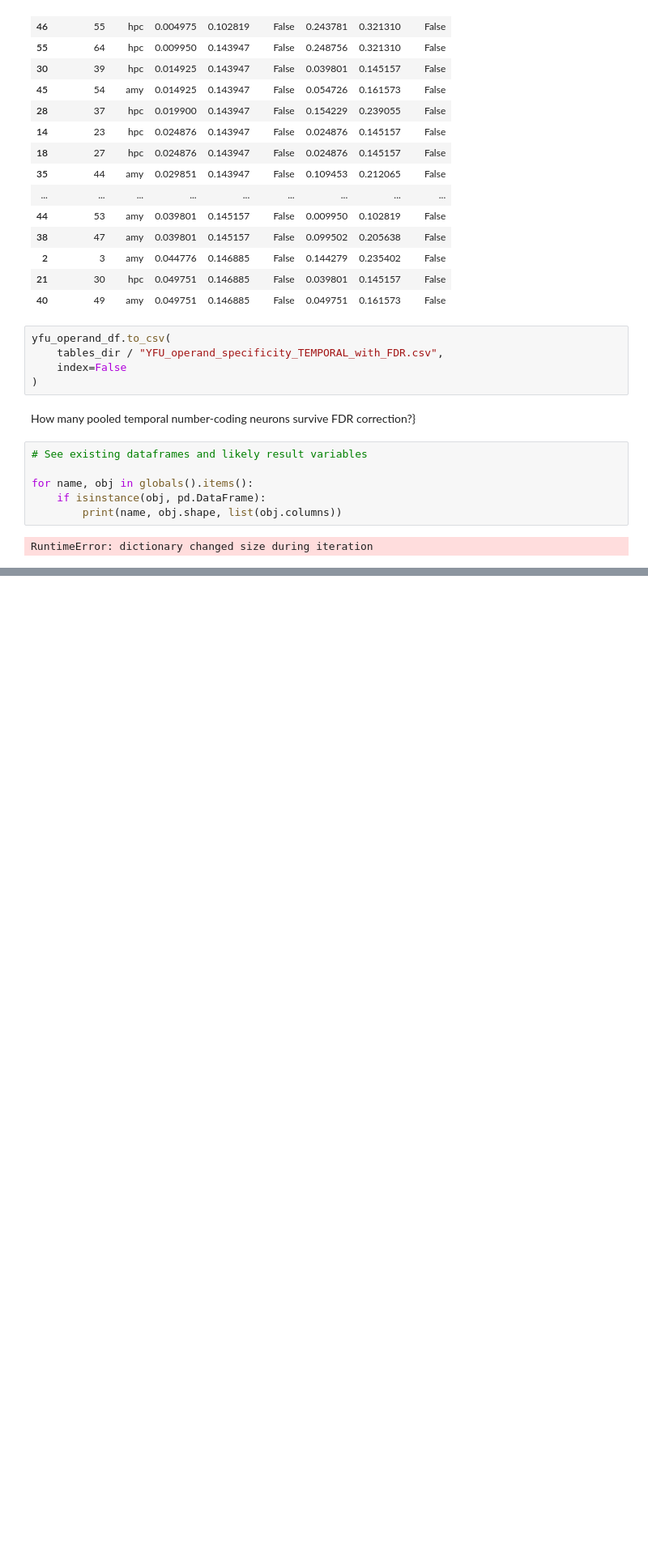
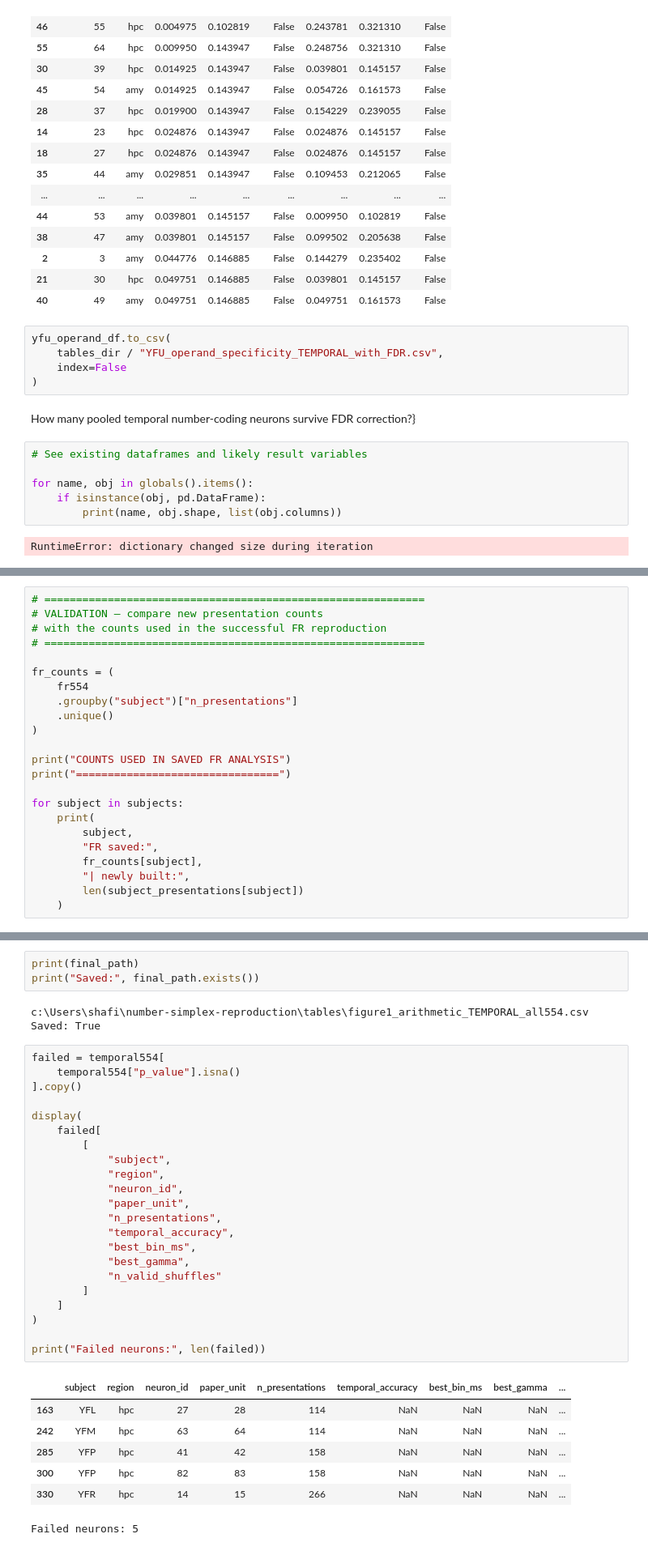
Before and after one commit to Shafiq-Abdu/number-simplex-reproduction, a Jupyter notebook: notebooks/02_population_decoding.ipynb, the cells around one changed output, grey strips where cells are left out. Shown at 81% size. Drawn from its saved outputs; the diff is of its cells as text; blank space fills up the shorter version.

```diff
--- a/notebooks/02_population_decoding.ipynb
+++ b/notebooks/02_population_decoding.ipynb
@@ -3302,0 +3751,23 @@ RuntimeError: dictionary changed size during iteration
+# %%
+# ============================================================
+# VALIDATION — compare new presentation counts
+# with the counts used in the successful FR reproduction
+# ============================================================
+
+fr_counts = (
+    fr554
+    .groupby("subject")["n_presentations"]
+    .unique()
+)
+
+print("COUNTS USED IN SAVED FR ANALYSIS")
+print("================================")
+
+for subject in subjects:
+    print(
+        subject,
+        "FR saved:",
+        fr_counts[subject],
+        "| newly built:",
+        len(subject_presentations[subject])
+    )
@@ -3302,0 +4149,36 @@ RuntimeError: dictionary changed size during iteration
+# %%
+print(final_path)
+print("Saved:", final_path.exists())
+# %% [output]
+c:\Users\shafi\number-simplex-reproduction\tables\figure1_arithmetic_TEMPORAL_all554.csv
+Saved: True
+# %%
+failed = temporal554[
+    temporal554["p_value"].isna()
+].copy()
+
+display(
+    failed[
+        [
+            "subject",
+            "region",
+            "neuron_id",
+            "paper_unit",
+            "n_presentations",
+            "temporal_accuracy",
+            "best_bin_ms",
+            "best_gamma",
+            "n_valid_shuffles"
+        ]
+    ]
+)
+
+print("Failed neurons:", len(failed))
+# %% [output]
+|  | subject | region | neuron_id | paper_unit | n_presentations | temporal_accuracy | best_bin_ms | best_gamma | ... |
+| 163 | YFL | hpc | 27 | 28 | 114 | NaN | NaN | NaN | ... |
+| 242 | YFM | hpc | 63 | 64 | 114 | NaN | NaN | NaN | ... |
+| 285 | YFP | hpc | 41 | 42 | 158 | NaN | NaN | NaN | ... |
+| 300 | YFP | hpc | 82 | 83 | 158 | NaN | NaN | NaN | ... |
+| 330 | YFR | hpc | 14 | 15 | 266 | NaN | NaN | NaN | ... |
+Failed neurons: 5
```
Also changed, not shown: parts of 30 cells of this notebook, 3 other files.
